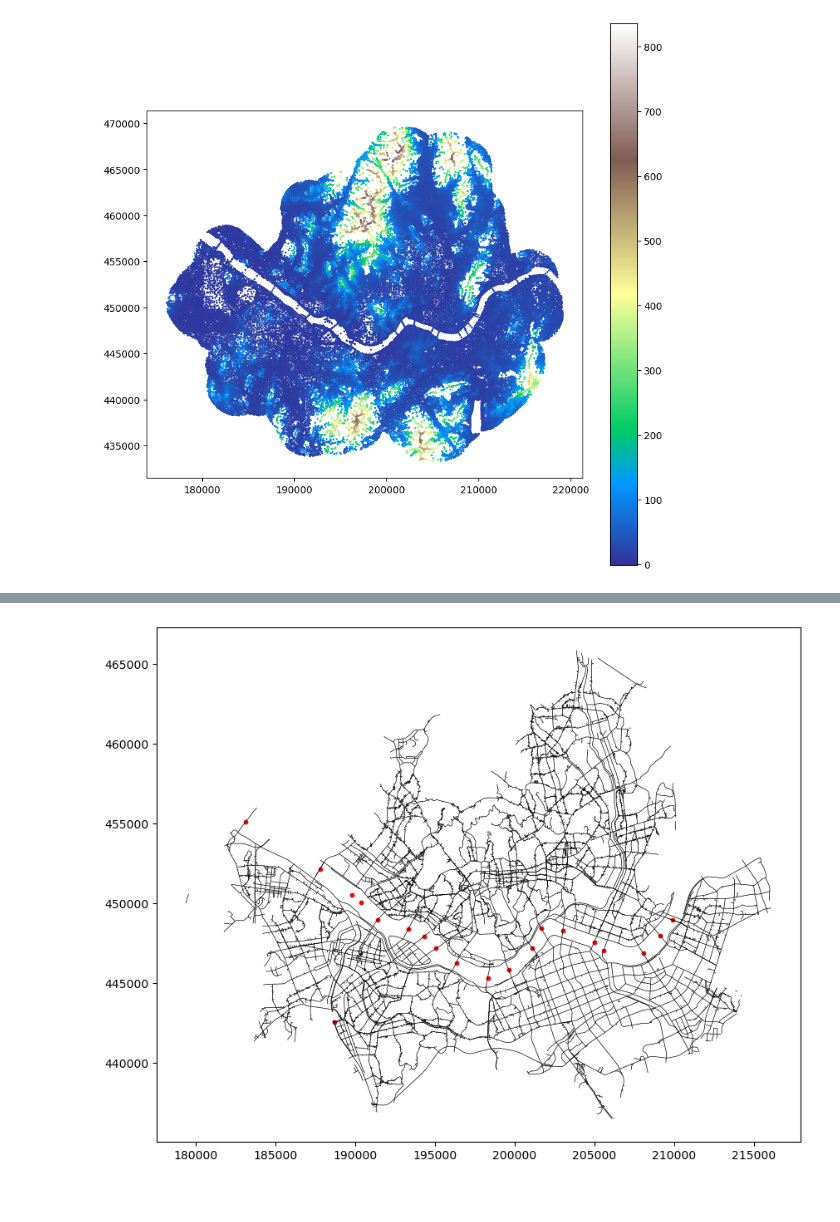
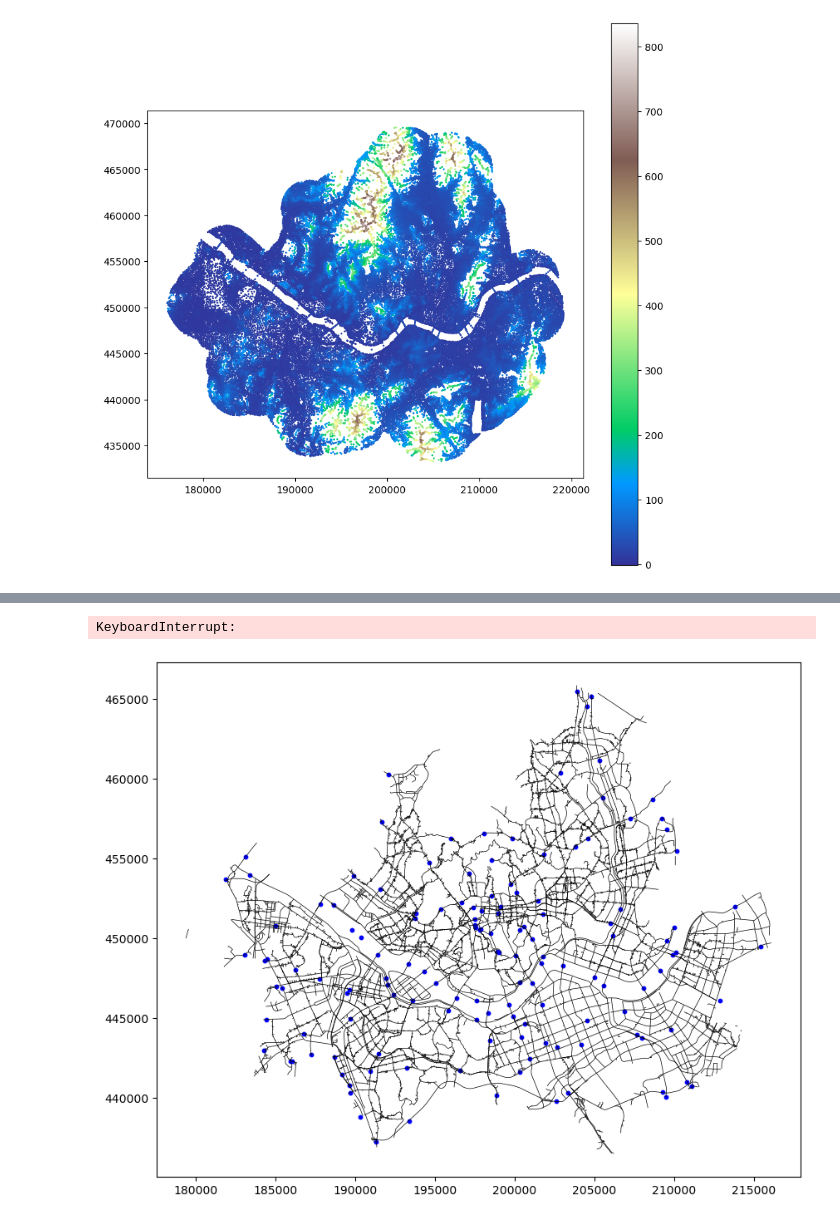
Before and after one commit to ddangchani/safetyhackathon_24, a Jupyter notebook: Geo_preprocessing.ipynb, the cells around one changed output, grey strips where cells are left out. Cells and saved outputs as stored; diff of their text form; code cells hidden in the pictures.

```diff
--- a/Geo_preprocessing.ipynb
+++ b/Geo_preprocessing.ipynb
@@ -25,3 +66,7 @@ plt.show() ## 그대로 사용하면 될듯
+# %%
+nx.floyd_warshall_numpy(ntw, weight='mm_len')
+# %% [output]
+KeyboardInterrupt:
 # %%
 # 서울시 교통량 조사자료
 
@@ -30,11 +75,14 @@ traffic_info = pd.read_excel('data/traffic/04월 서울시 교통량 조사자
 traffic_info = gpd.GeoDataFrame(traffic_info, geometry=gpd.points_from_xy(traffic_info['경도'], traffic_info['위도']), crs='wgs84')
 traffic_info.to_crs(epsg=5174, inplace=True)
 # %%
-# fig, ax = plt.subplots(1, 1, figsize=(10, 10))
-# roads.plot(ax=ax, color='black', linewidth=0.5)
+roads = gpd.read_file('data/seoul_road/seoul_road.shp')
+
+fig, ax = plt.subplots(1, 1, figsize=(10, 10))
+roads.plot(ax=ax, color='black', linewidth=0.5)
 # traffic_info[traffic_info.지점명칭.str.contains('대교')].plot(ax=ax, color='red', markersize=10)
-# plt.show()s
+traffic_info.plot(ax=ax, color='blue', markersize=10)
+plt.show()
 # %% [output]
-[figure, old version]
+[figure, new version]
 # %%
 # roads.to_file('data/seoul_road/seoul_road.shp')
```
Also changed, not shown: parts of 45 cells of this notebook, 59 other files.
